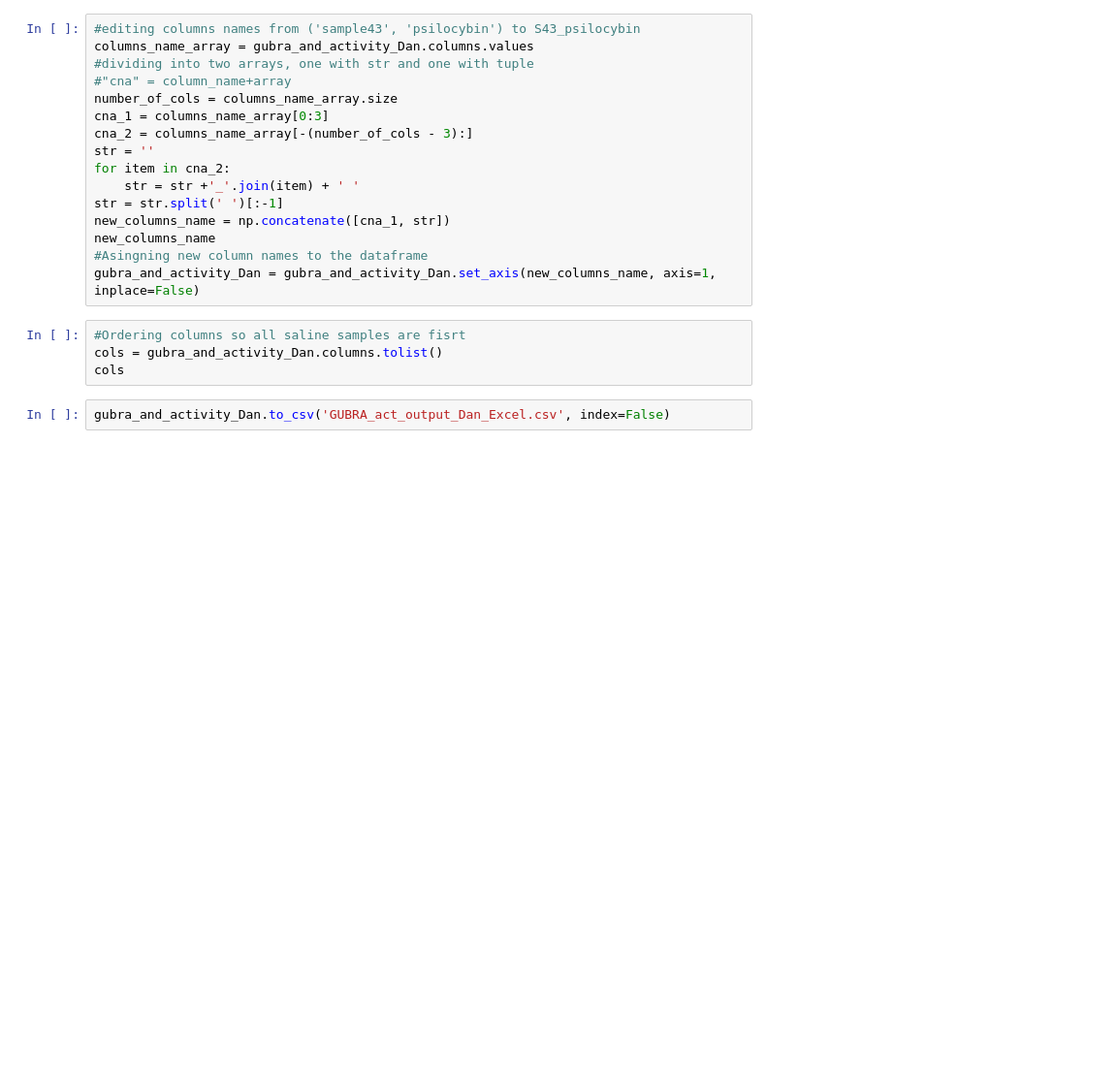
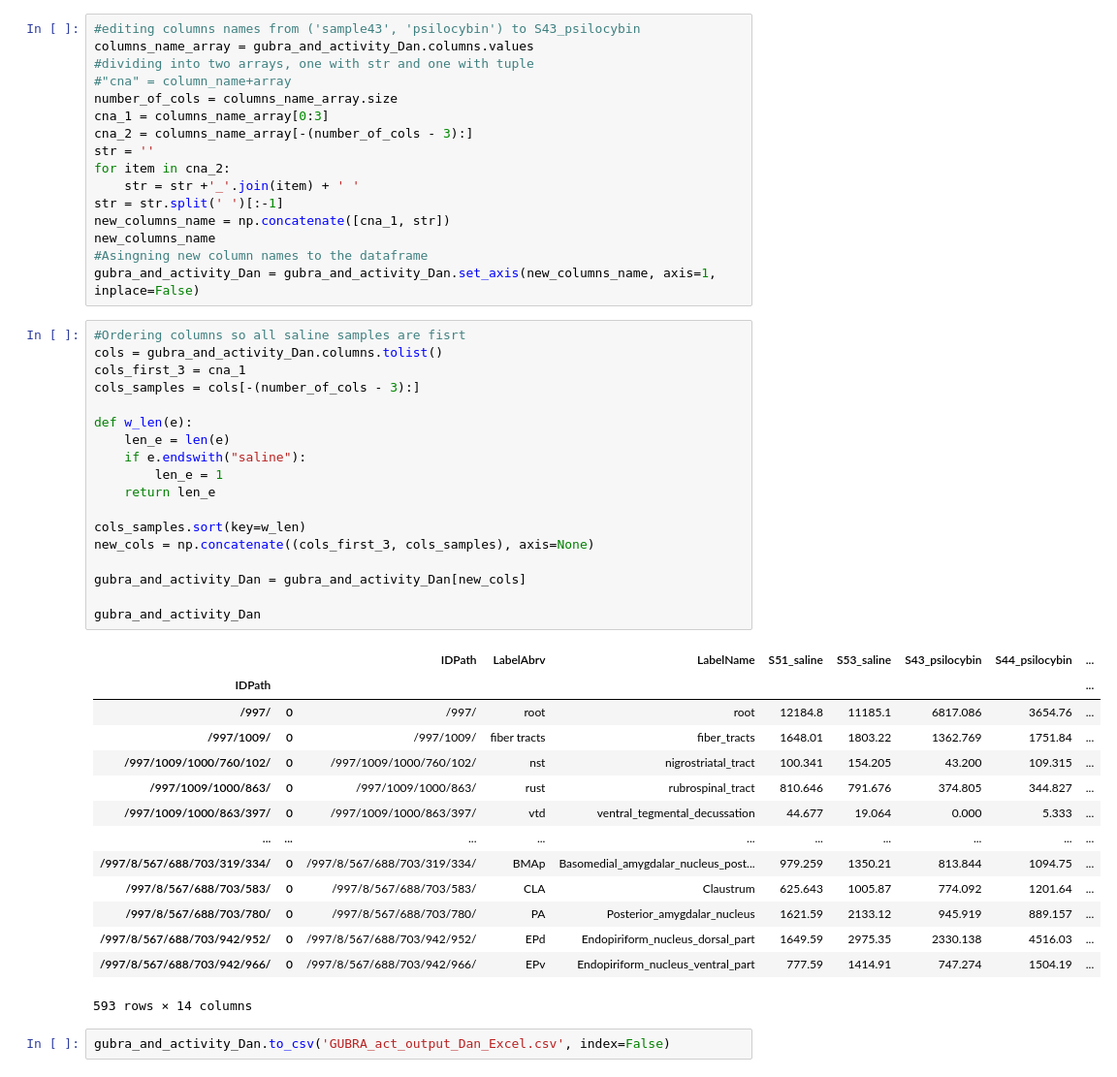
Before and after one commit to greciaro/Light-Sheet-Microscopy, a Jupyter notebook: GUBRA_cc_v_vit_d_flex.ipynb, the cells around one changed output. Shown: that part at 97% size. Cells and saved outputs as stored; diff of their text form; blank space fills up the shorter version.

```diff
--- a/GUBRA_cc_v_vit_d_flex.ipynb
+++ b/GUBRA_cc_v_vit_d_flex.ipynb
@@ -488,7 +488,36 @@ gubra_and_activity_Dan = gubra_and_activity_Dan.set_axis(new_columns_name, axis=
 # %%
 #Ordering columns so all saline samples are fisrt
 cols = gubra_and_activity_Dan.columns.tolist()
-cols
+cols_first_3 = cna_1
+cols_samples = cols[-(number_of_cols - 3):]
+
+def w_len(e):
+    len_e = len(e)
+    if e.endswith("saline"):
+        len_e = 1
+    return len_e
+
+cols_samples.sort(key=w_len)
+new_cols = np.concatenate((cols_first_3, cols_samples), axis=None)
+
+gubra_and_activity_Dan = gubra_and_activity_Dan[new_cols]
+
+gubra_and_activity_Dan
+# %% [output]
+|  |  | IDPath | LabelAbrv | LabelName | S51_saline | S53_saline | S43_psilocybin | S44_psilocybin | ... |
+| IDPath |  |  |  |  |  |  |  |  | ... |
+| /997/ | 0 | /997/ | root | root | 12184.8 | 11185.1 | 6817.086 | 3654.76 | ... |
+| /997/1009/ | 0 | /997/1009/ | fiber tracts | fiber_tracts | 1648.01 | 1803.22 | 1362.769 | 1751.84 | ... |
+| /997/1009/1000/760/102/ | 0 | /997/1009/1000/760/102/ | nst | nigrostriatal_tract | 100.341 | 154.205 | 43.200 | 109.315 | ... |
+| /997/1009/1000/863/ | 0 | /997/1009/1000/863/ | rust | rubrospinal_tract | 810.646 | 791.676 | 374.805 | 344.827 | ... |
+| /997/1009/1000/863/397/ | 0 | /997/1009/1000/863/397/ | vtd | ventral_tegmental_decussation | 44.677 | 19.064 | 0.000 | 5.333 | ... |
+| ... | ... | ... | ... | ... | ... | ... | ... | ... | ... |
+| /997/8/567/688/703/319/334/ | 0 | /997/8/567/688/703/319/334/ | BMAp | Basomedial_amygdalar_nucleus_post... | 979.259 | 1350.21 | 813.844 | 1094.75 | ... |
+| /997/8/567/688/703/583/ | 0 | /997/8/567/688/703/583/ | CLA | Claustrum | 625.643 | 1005.87 | 774.092 | 1201.64 | ... |
+| /997/8/567/688/703/780/ | 0 | /997/8/567/688/703/780/ | PA | Posterior_amygdalar_nucleus | 1621.59 | 2133.12 | 945.919 | 889.157 | ... |
+| /997/8/567/688/703/942/952/ | 0 | /997/8/567/688/703/942/952/ | EPd | Endopiriform_nucleus_dorsal_part | 1649.59 | 2975.35 | 2330.138 | 4516.03 | ... |
+| /997/8/567/688/703/942/966/ | 0 | /997/8/567/688/703/942/966/ | EPv | Endopiriform_nucleus_ventral_part | 777.59 | 1414.91 | 747.274 | 1504.19 | ... |
+593 rows × 14 columns
 # %%
 gubra_and_activity_Dan.to_csv('GUBRA_act_output_Dan_Excel.csv', index=False)
 # %%
```
Also changed, not shown: parts of 2 cells of this notebook.
